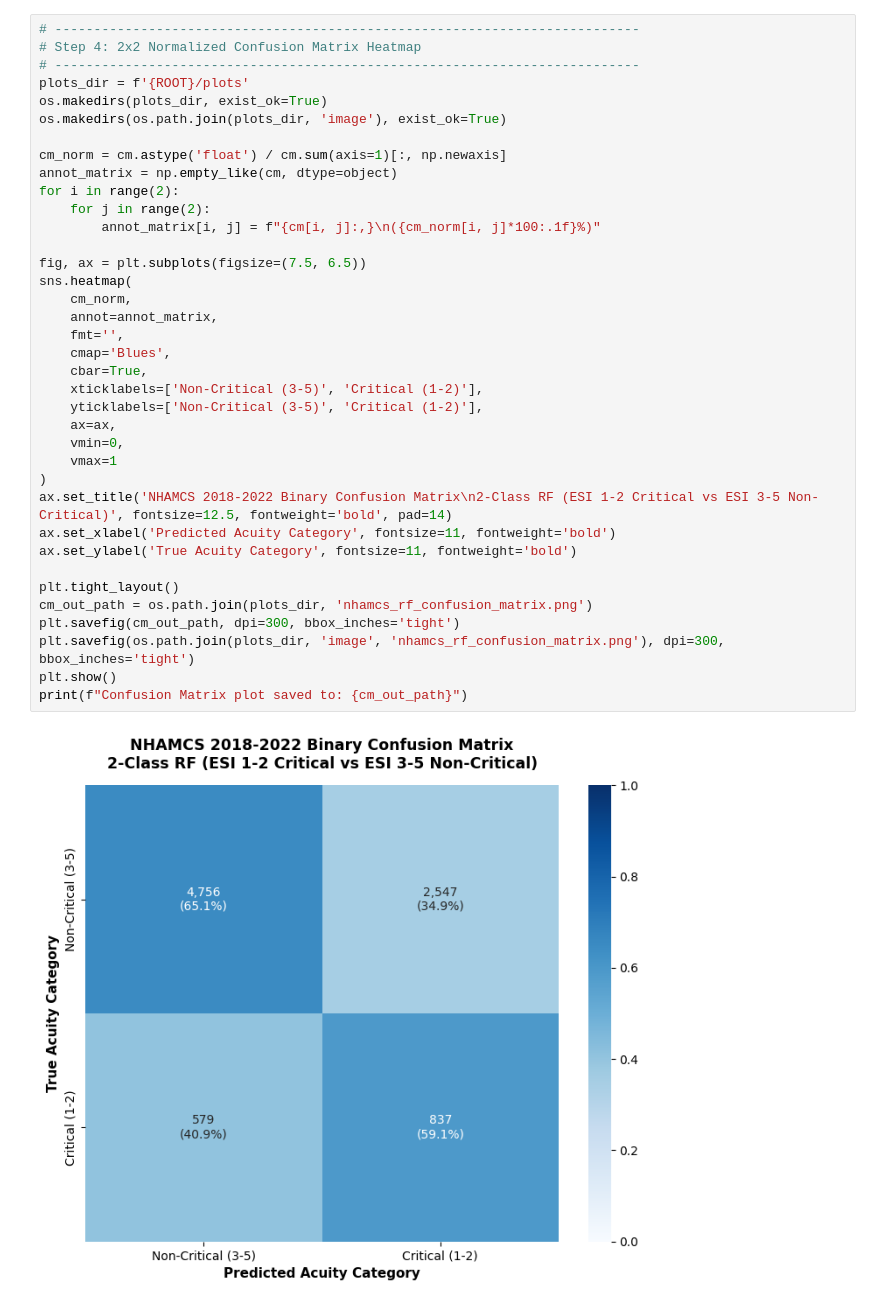
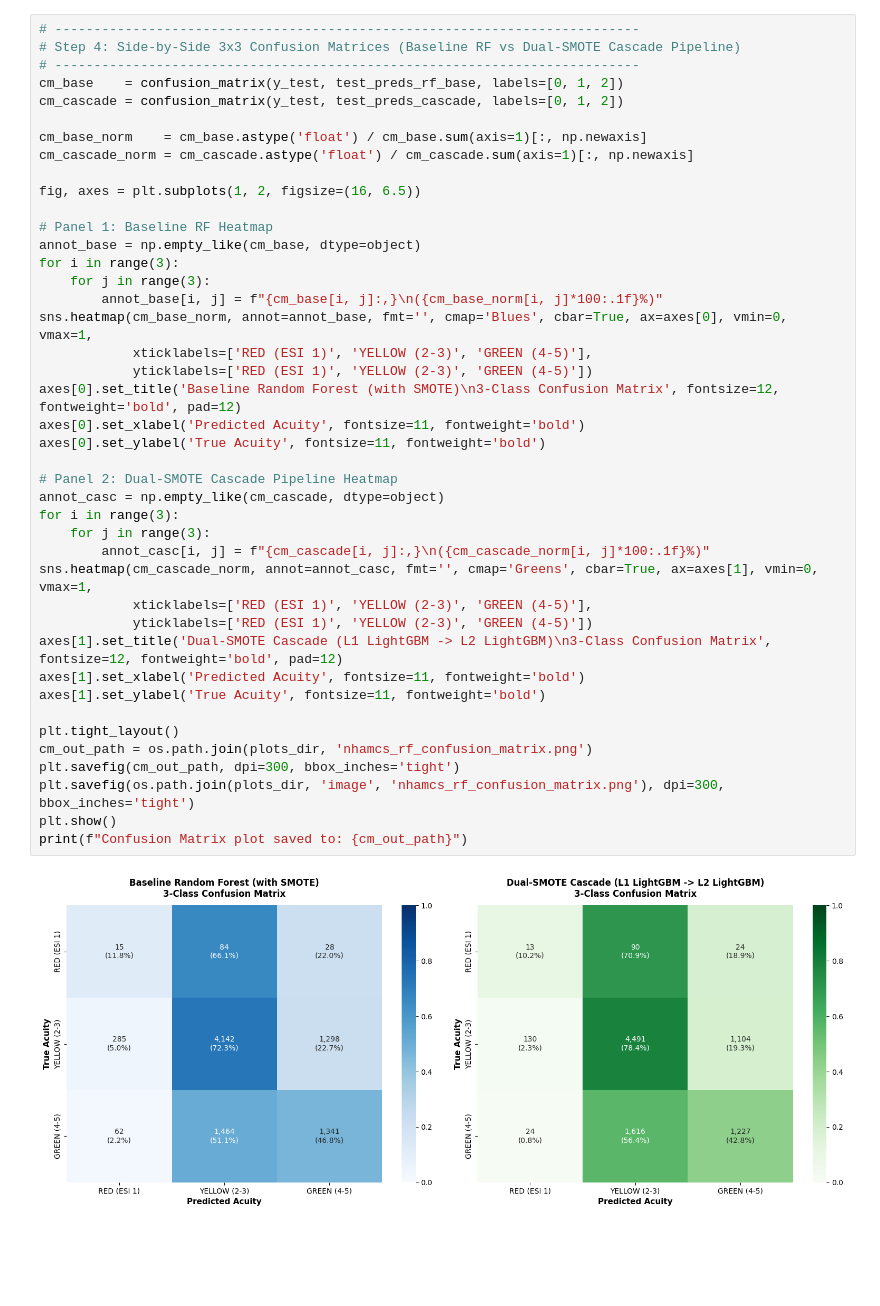
Before and after one commit to apt2736/PKM_RF, a Jupyter notebook: models/train_disaster_nhamcs_rf.ipynb, the cells around one changed output. Drawn from its saved outputs; the diff is of its cells as text; blank space fills up the shorter version.

```diff
--- a/models/train_disaster_nhamcs_rf.ipynb
+++ b/models/train_disaster_nhamcs_rf.ipynb
@@ -365,42 +363,47 @@ Metrics report saved to: ../reports/nhamcs_2018_2022_2class_rf_report.csv
 # %%
 # ---------------------------------------------------------------------------
-# Step 4: 2x2 Normalized Confusion Matrix Heatmap
+# Step 4: Side-by-Side 3x3 Confusion Matrices (Baseline RF vs Dual-SMOTE Cascade Pipeline)
 # ---------------------------------------------------------------------------
-plots_dir = f'{ROOT}/plots'
-os.makedirs(plots_dir, exist_ok=True)
-os.makedirs(os.path.join(plots_dir, 'image'), exist_ok=True)
+cm_base    = confusion_matrix(y_test, test_preds_rf_base, labels=[0, 1, 2])
+cm_cascade = confusion_matrix(y_test, test_preds_cascade, labels=[0, 1, 2])
 
-cm_norm = cm.astype('float') / cm.sum(axis=1)[:, np.newaxis]
-annot_matrix = np.empty_like(cm, dtype=object)
-for i in range(2):
-    for j in range(2):
-        annot_matrix[i, j] = f"{cm[i, j]:,}\n({cm_norm[i, j]*100:.1f}%)"
+cm_base_norm    = cm_base.astype('float') / cm_base.sum(axis=1)[:, np.newaxis]
+cm_cascade_norm = cm_cascade.astype('float') / cm_cascade.sum(axis=1)[:, np.newaxis]
 
-fig, ax = plt.subplots(figsize=(7.5, 6.5))
-sns.heatmap(
-    cm_norm,
-    annot=annot_matrix,
-    fmt='',
-    cmap='Blues',
-    cbar=True,
-    xticklabels=['Non-Critical (3-5)', 'Critical (1-2)'],
-    yticklabels=['Non-Critical (3-5)', 'Critical (1-2)'],
-    ax=ax,
-    vmin=0,
-    vmax=1
-)
-ax.set_title('NHAMCS 2018-2022 Binary Confusion Matrix\n2-Class RF (ESI 1-2 Critical vs ESI 3-5 Non-Critical)', fontsize=12.5, fontweight='bold', pad=14)
-ax.set_xlabel('Predicted Acuity Category', fontsize=11, fontweight='bold')
-ax.set_ylabel('True Acuity Category', fontsize=11, fontweight='bold')
+fig, axes = plt.subplots(1, 2, figsize=(16, 6.5))
+
+# Panel 1: Baseline RF Heatmap
+annot_base = np.empty_like(cm_base, dtype=object)
+for i in range(3):
+    for j in range(3):
+        annot_base[i, j] = f"{cm_base[i, j]:,}\n({cm_base_norm[i, j]*100:.1f}%)"
+sns.heatmap(cm_base_norm, annot=annot_base, fmt='', cmap='Blues', cbar=True, ax=axes[0], vmin=0, vmax=1,
+            xticklabels=['RED (ESI 1)', 'YELLOW (2-3)', 'GREEN (4-5)'],
+            yticklabels=['RED (ESI 1)', 'YELLOW (2-3)', 'GREEN (4-5)'])
+axes[0].set_title('Baseline Random Forest (with SMOTE)\n3-Class Confusion Matrix', fontsize=12, fontweight='bold', pad=12)
+axes[0].set_xlabel('Predicted Acuity', fontsize=11, fontweight='bold')
+axes[0].set_ylabel('True Acuity', fontsize=11, fontweight='bold')
+
+# Panel 2: Dual-SMOTE Cascade Pipeline Heatmap
+annot_casc = np.empty_like(cm_cascade, dtype=object)
+for i in range(3):
+    for j in range(3):
+        annot_casc[i, j] = f"{cm_cascade[i, j]:,}\n({cm_cascade_norm[i, j]*100:.1f}%)"
+sns.heatmap(cm_cascade_norm, annot=annot_casc, fmt='', cmap='Greens', cbar=True, ax=axes[1], vmin=0, vmax=1,
+            xticklabels=['RED (ESI 1)', 'YELLOW (2-3)', 'GREEN (4-5)'],
+            yticklabels=['RED (ESI 1)', 'YELLOW (2-3)', 'GREEN (4-5)'])
+axes[1].set_title('Dual-SMOTE Cascade (L1 LightGBM -> L2 LightGBM)\n3-Class Confusion Matrix', fontsize=12, fontweight='bold', pad=12)
+axes[1].set_xlabel('Predicted Acuity', fontsize=11, fontweight='bold')
+axes[1].set_ylabel('True Acuity', fontsize=11, fontweight='bold')
 
 plt.tight_layout()
 cm_out_path = os.path.join(plots_dir, 'nhamcs_rf_confusion_matrix.png')
 plt.savefig(cm_out_path, dpi=300, bbox_inches='tight')
 plt.savefig(os.path.join(plots_dir, 'image', 'nhamcs_rf_confusion_matrix.png'), dpi=300, bbox_inches='tight')
 plt.show()
 print(f"Confusion Matrix plot saved to: {cm_out_path}")
 # %% [output]
-[figure, old version]
+[figure, new version]
 Confusion Matrix plot saved to: ../plots/nhamcs_rf_confusion_matrix.png
 # %%
 # ---------------------------------------------------------------------------
```
Also changed, not shown: parts of 11 cells of this notebook, 44 other files.
